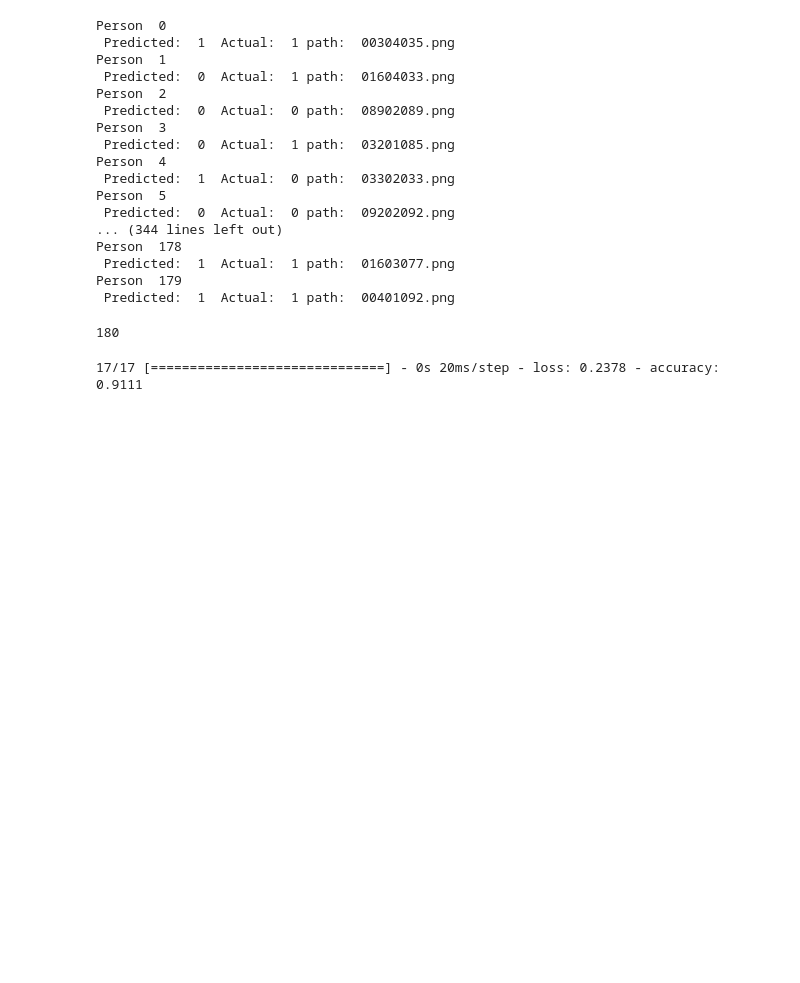
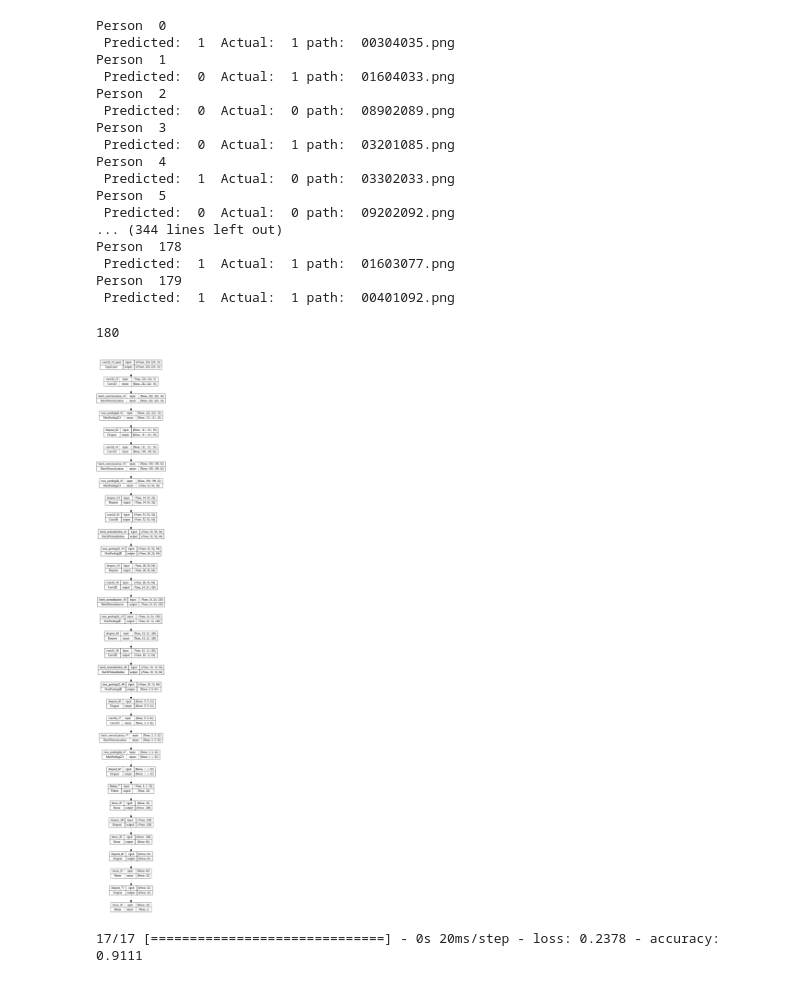
Before and after one commit to Prahmodh-Raj1/Signature_Forgery_Detection, a Jupyter notebook: CNN_Implementation.ipynb, the cells around one changed output. Drawn from its saved outputs; the diff is of its cells as text; code cells hidden in the pictures; blank space fills up the shorter version.

```diff
--- a/CNN_Implementation.ipynb
+++ b/CNN_Implementation.ipynb
@@ -330,6 +330,10 @@ Person  179
 print(len(testing_labels))
 # %% [output]
 180
+# %%
+keras.utils.plot_model(model, "CNN_SIGN_Forgery_Detection.png", show_shapes=True)
+# %% [output]
+[figure, added]
 # %%
 model.evaluate(training_data,training_labels)
 # %% [output]
```
